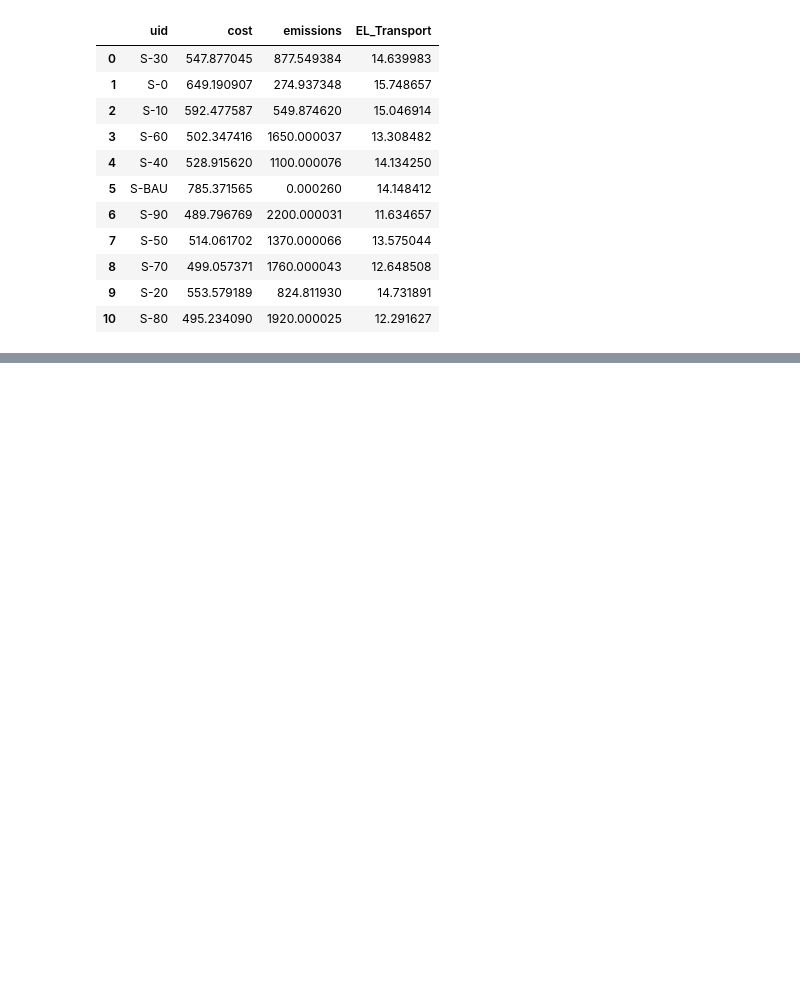
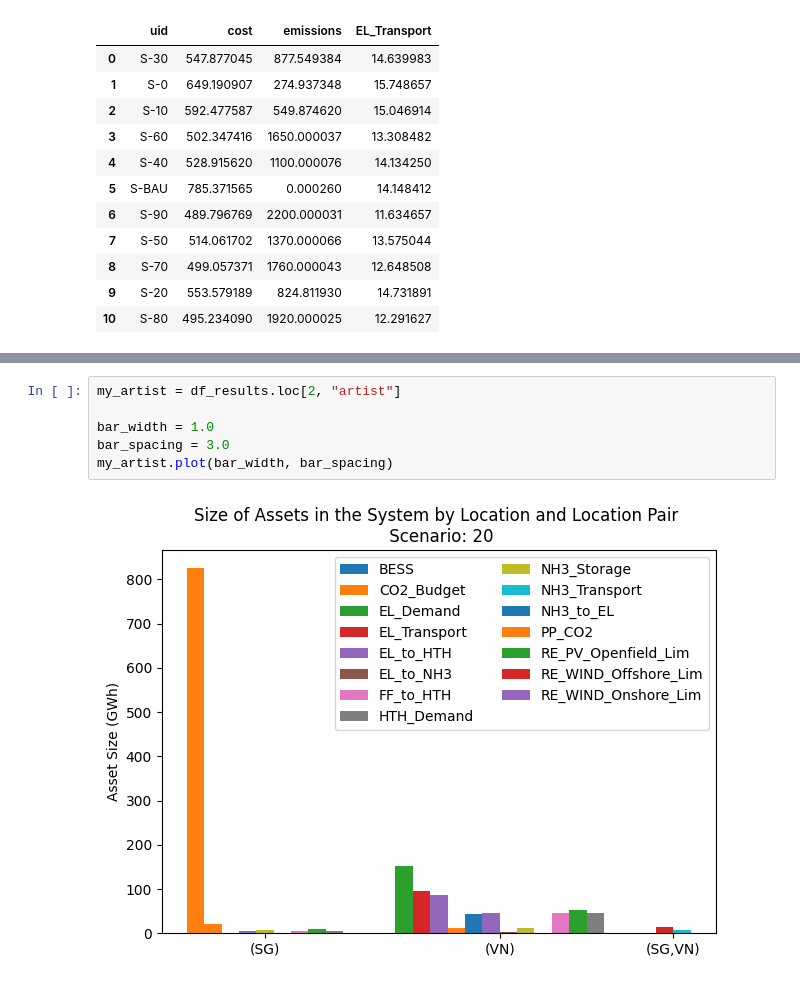
Before and after one commit to jpacilo/STEVFNs, a Jupyter notebook: Analysis/analysis-1.ipynb, the cells around one changed output, grey strips where cells are left out. Drawn from its saved outputs; the diff is of its cells as text; blank space fills up the shorter version.

```diff
--- a/Analysis/analysis-1.ipynb
+++ b/Analysis/analysis-1.ipynb
@@ -208,0 +240,8 @@ df_results.drop(columns="artist")
+# %%
+my_artist = df_results.loc[2, "artist"]
+
+bar_width = 1.0
+bar_spacing = 3.0
+my_artist.plot(bar_width, bar_spacing)
+# %% [output]
+[figure, added]
```
Also changed, not shown: parts of 14 cells of this notebook.
